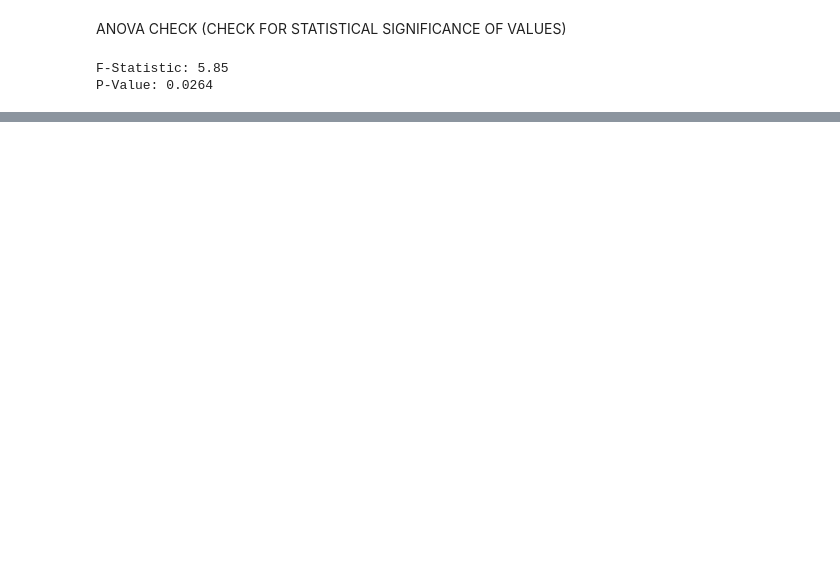
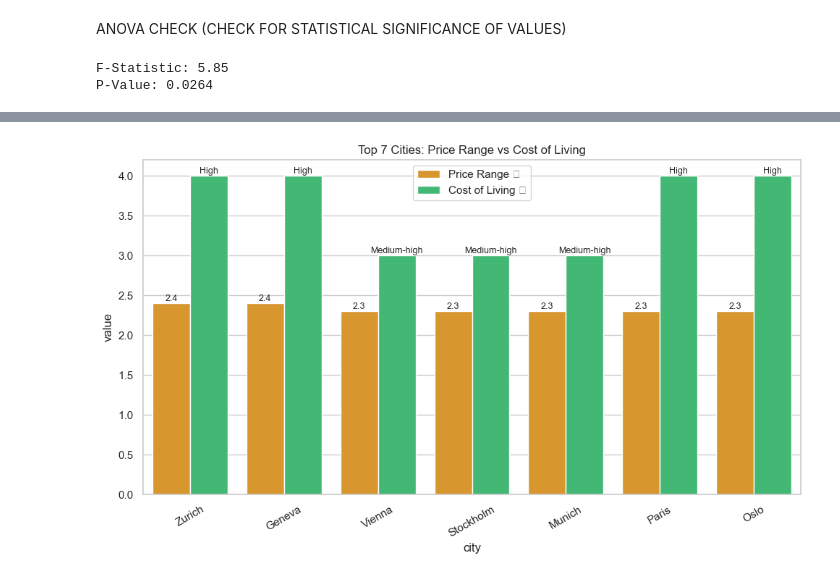
Before and after one commit to helenakrenzlin/city-destinations-sql-analysis, a Jupyter notebook: data-processing.ipynb, the cells around one changed output, grey strips where cells are left out. Saved outputs shown, nothing was run; the diff lists cells and outputs as text; code cells hidden in the pictures; blank space fills up the shorter version.

```diff
--- a/data-processing.ipynb
+++ b/data-processing.ipynb
@@ -407,0 +596,63 @@ P-Value: 0.0264
+# %%
+# Top 7
+top7 = price_level_df.sort_values("avg_price_range", ascending=False).head(7)
+
+# Convert ONLY for plotting
+cost_map = {"Low": 1, "Medium": 2, "Medium-high": 3, "High": 4}
+top7["cost_num"] = top7["cost_of_living"].map(cost_map)
+
+# Melt
+plot_df = top7.melt(
+    id_vars=["city", "cost_of_living"],
+    value_vars=["avg_price_range", "cost_num"],
+    var_name="metric",
+    value_name="value"
+)
+
+plt.figure(figsize=(10,6))
+
+ax = sns.barplot(
+    data=plot_df,
+    x="city",
+    y="value",
+    hue="metric",
+    palette={
+        "avg_price_range": "#f39c12",  # 🟠
+        "cost_num": "#2ecc71"          # 🟢
+    }
+)
+
+# Custom labels (THIS is the key part)
+for i, p in enumerate(ax.patches):
+    height = p.get_height()
+
+    if pd.isna(height) or height == 0:
+        continue
+
+    # If it's cost_of_living → show text instead of number
+    if i >= len(top7):
+        city_index = i - len(top7)
+        label = top7.iloc[city_index]["cost_of_living"]
+    else:
+        label = f"{height:.1f}"
+
+    ax.text(
+        p.get_x() + p.get_width()/2,
+        height,
+        label,
+        ha="center",
+        va="bottom",
+        fontsize=9
+    )
+
+# Legend
+handles, _ = ax.get_legend_handles_labels()
+ax.legend(handles, ["Price Range 🟠", "Cost of Living 🟢"])
+
+plt.title("Top 7 Cities: Price Range vs Cost of Living")
+plt.xticks(rotation=30)
+plt.tight_layout()
+
+plt.show()
+# %% [output]
+[figure, added]
```
Also changed, not shown: parts of 16 cells of this notebook, 23 other files.
